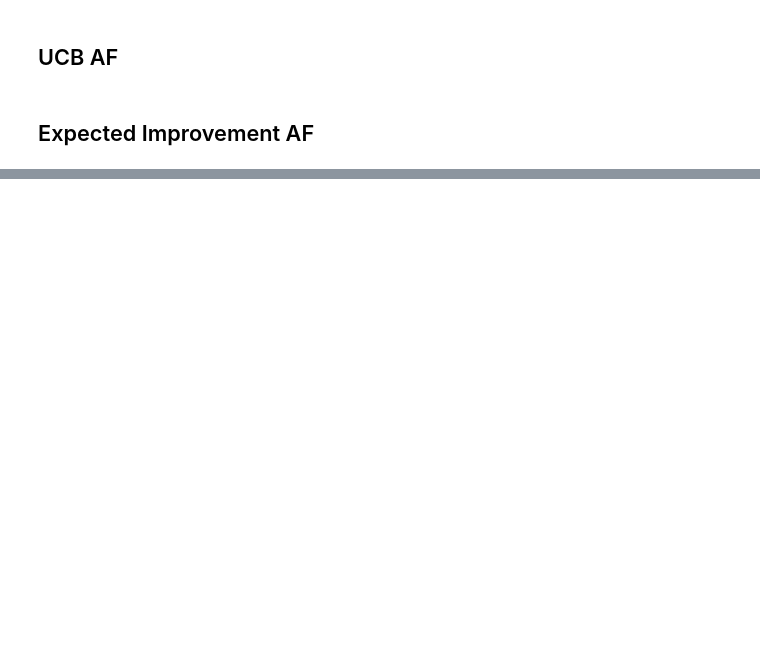
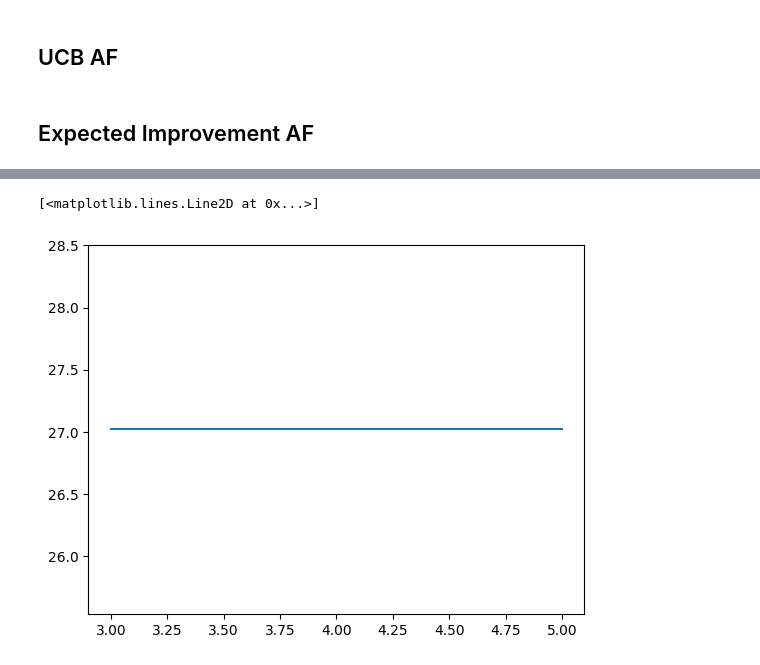
Before and after one commit to ernygati/masters_thesis_blockchain, a Jupyter notebook: diploma-optimal-blockchain.ipynb, the cells around one changed output, grey strips where cells are left out. Cells and saved outputs as stored; diff of their text form; code cells hidden in the pictures; blank space fills up the shorter version.

```diff
--- a/diploma-optimal-blockchain.ipynb
+++ b/diploma-optimal-blockchain.ipynb
@@ -1023,0 +1073,5 @@ lowerb, upperb
+# %%
+plt.plot(x_grid_unscaled[:,0], means_grid_unscaled)
+# %% [output]
+[<matplotlib.lines.Line2D at 0x...>]
+[figure, added]
```
Also changed, not shown: parts of 25 cells of this notebook.
